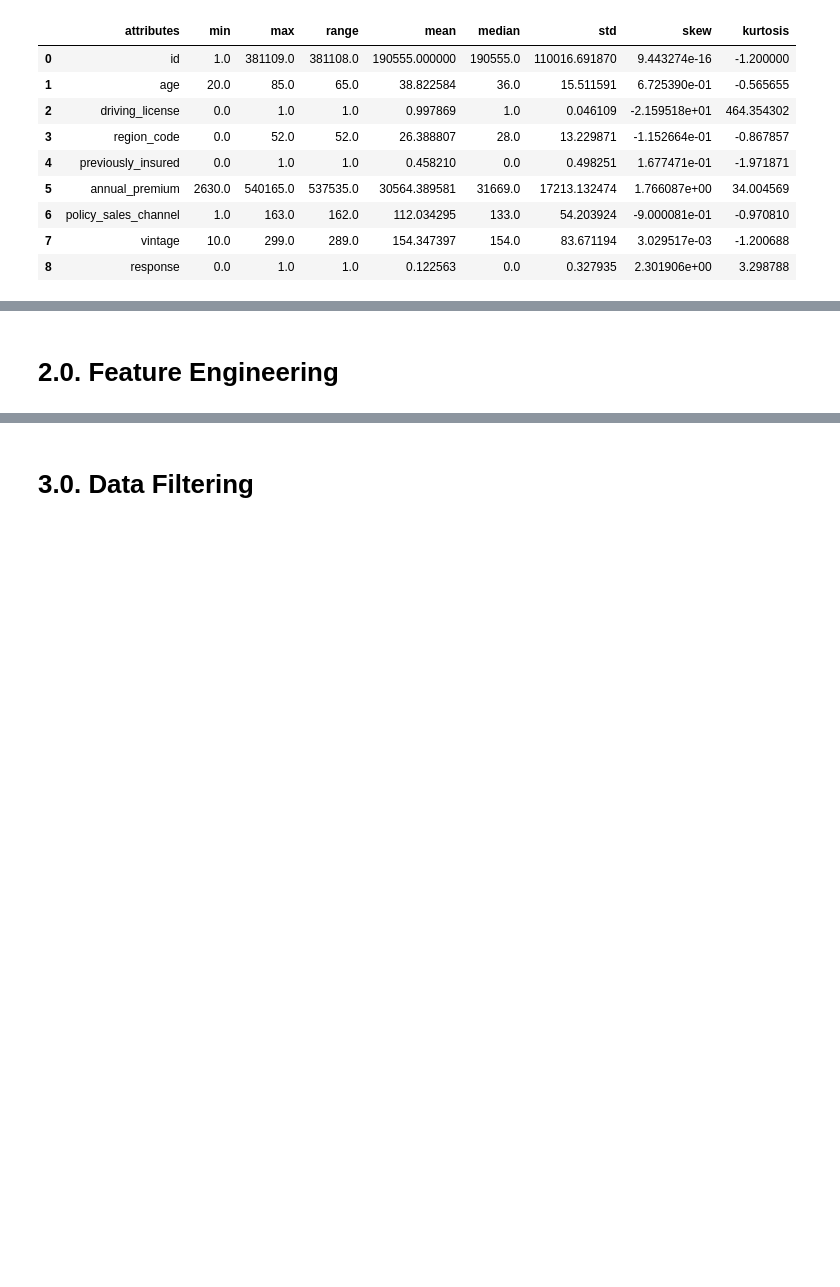
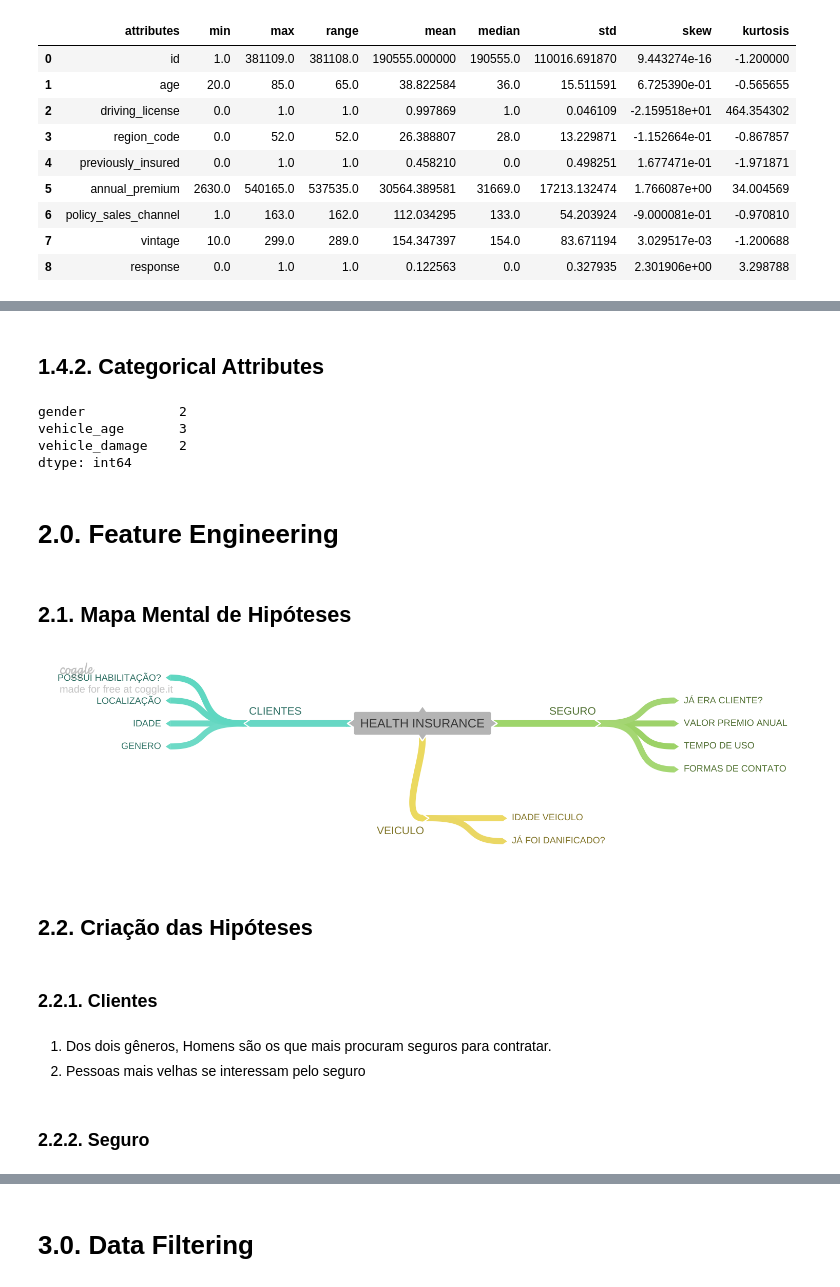
Before and after one commit to mseris-ds/-health_insurance_cross_sell, a Jupyter notebook: health_insurance_croos_sell.ipynb, the cells around one changed output, grey strips where cells are left out. Cells and saved outputs as stored; diff of their text form; code cells hidden in the pictures; blank space fills up the shorter version.

```diff
--- a/health_insurance_croos_sell.ipynb
+++ b/health_insurance_croos_sell.ipynb
@@ -133,4 +285,29 @@ m
+# %% [markdown]
+## 1.4.2. Categorical Attributes
+# %%
+# Valores unicos de cada categoria
+cat_attributes.apply( lambda x: x.unique().shape[0] )
+# %% [output]
+gender            2
+vehicle_age       3
+vehicle_damage    2
+dtype: int64
 # %% [markdown]
 # 2.0. Feature Engineering
 # %%
 df2 = df1.copy()
+# %% [markdown]
+## 2.1. Mapa Mental de Hipóteses
+# %%
+Image('images/HEALTH_INSURANCE.png')
+# %% [output]
+[figure, added]
+# %% [markdown]
+## 2.2. Criação das Hipóteses
+# %% [markdown]
+### 2.2.1. Clientes
+# %% [markdown]
+1. Dos dois gêneros, Homens são os que mais procuram seguros para contratar.
+2. Pessoas mais velhas se interessam pelo seguro
+# %% [markdown]
+### 2.2.2. Seguro
```
Also changed, not shown: parts of 88 cells of this notebook, 2 other files.
